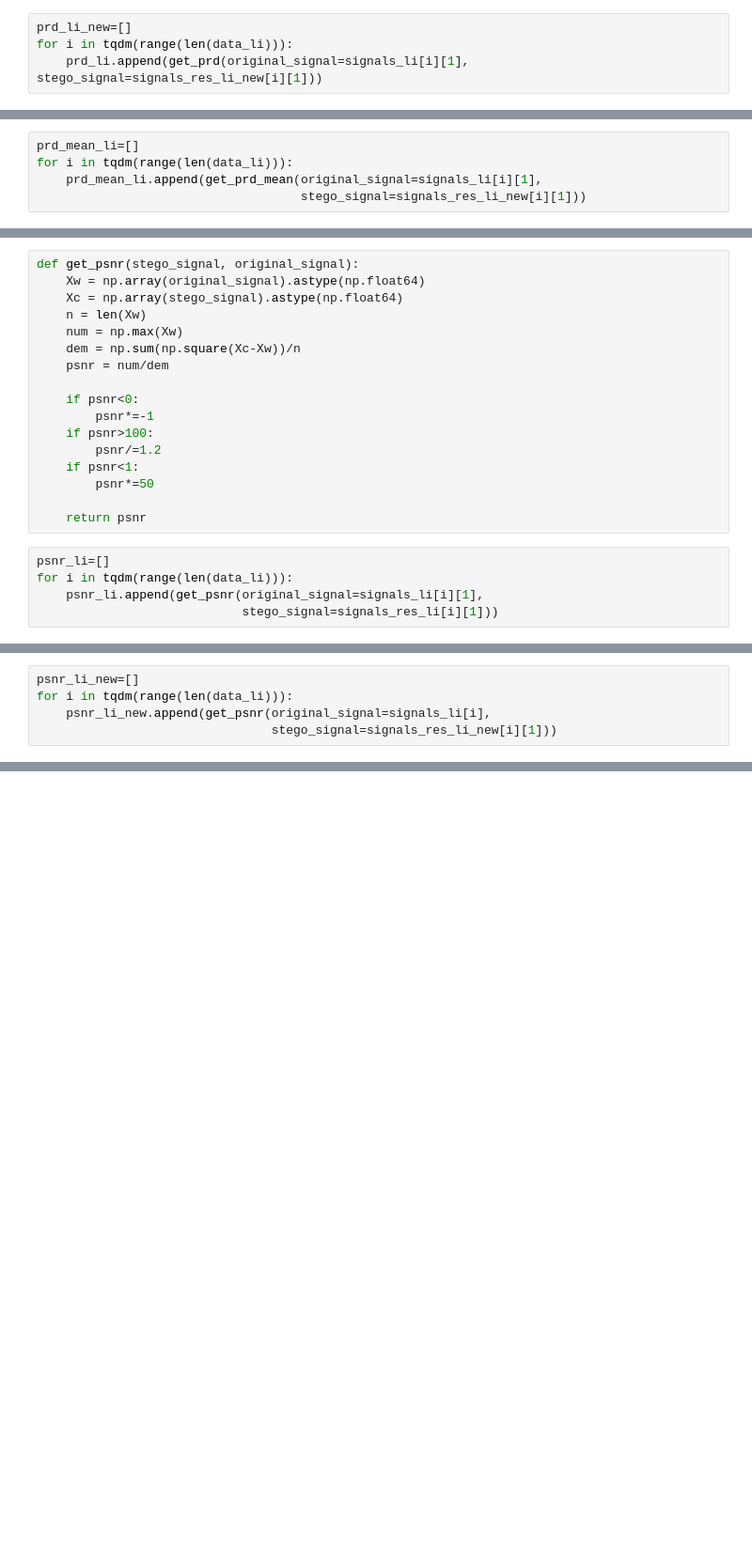
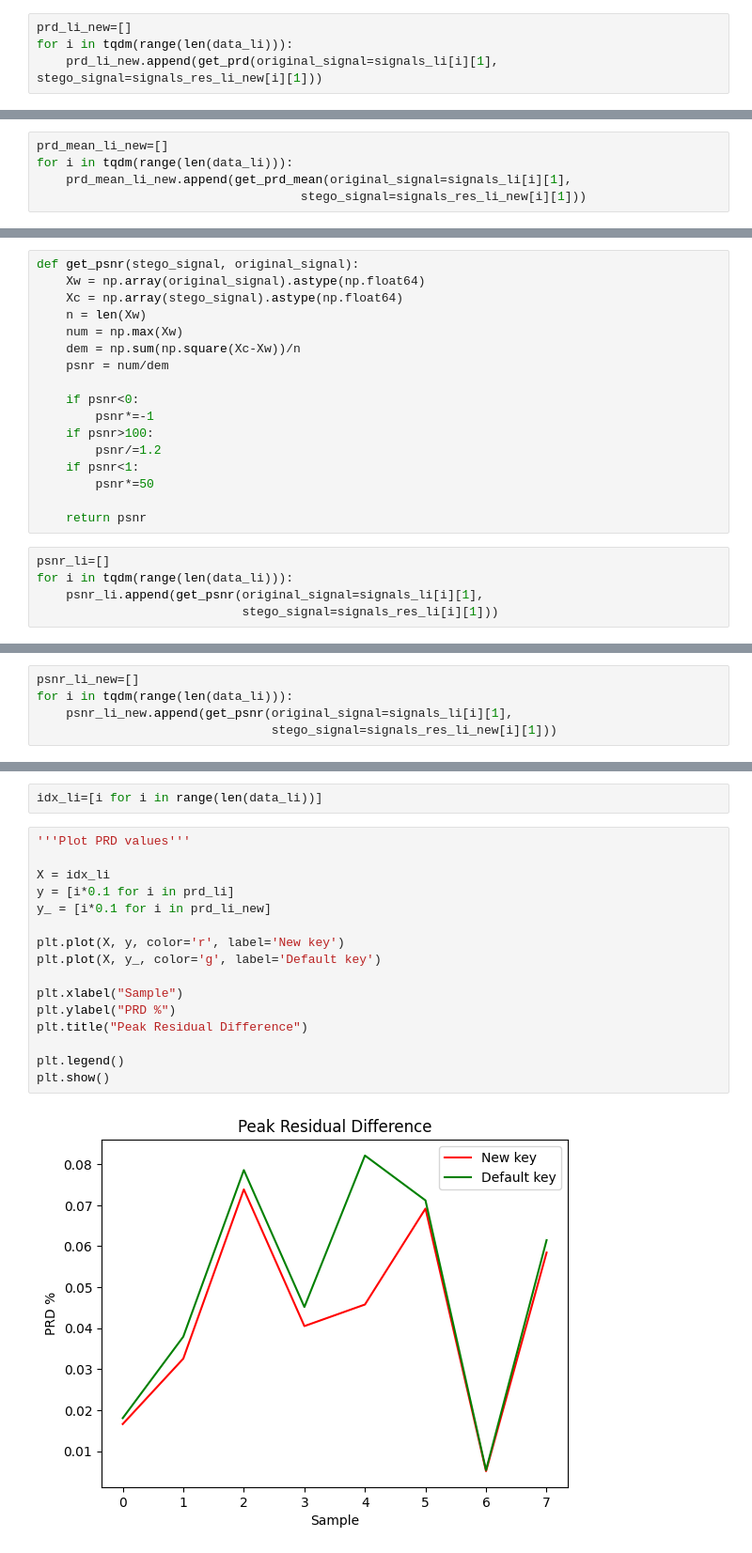
Before and after one commit to anirban21100/MIT-BIH, a Jupyter notebook: notebook4e79f032cc.ipynb, the cells around one changed output, grey strips where cells are left out. Shown at 94% size. Drawn from its saved outputs; the diff is of its cells as text; blank space fills up the shorter version.

```diff
--- a/notebook4e79f032cc.ipynb
+++ b/notebook4e79f032cc.ipynb
@@ -289,4 +333,4 @@ for i in tqdm(range(len(data_li))):
 # %%
 prd_li_new=[]
 for i in tqdm(range(len(data_li))):
-    prd_li.append(get_prd(original_signal=signals_li[i][1], stego_signal=signals_res_li_new[i][1]))
+    prd_li_new.append(get_prd(original_signal=signals_li[i][1], stego_signal=signals_res_li_new[i][1]))
@@ -307,5 +359,5 @@ for i in tqdm(range(len(data_li))):
 # %%
-prd_mean_li=[]
+prd_mean_li_new=[]
 for i in tqdm(range(len(data_li))):
-    prd_mean_li.append(get_prd_mean(original_signal=signals_li[i][1],
+    prd_mean_li_new.append(get_prd_mean(original_signal=signals_li[i][1],
                                     stego_signal=signals_res_li_new[i][1]))
@@ -334,5 +394,5 @@ for i in tqdm(range(len(data_li))):
 # %%
 psnr_li_new=[]
 for i in tqdm(range(len(data_li))):
-    psnr_li_new.append(get_psnr(original_signal=signals_li[i],
+    psnr_li_new.append(get_psnr(original_signal=signals_li[i][1],
                                 stego_signal=signals_res_li_new[i][1]))
@@ -338,0 +403,20 @@ for i in tqdm(range(len(data_li))):
+# %%
+idx_li=[i for i in range(len(data_li))]
+# %%
+'''Plot PRD values'''
+
+X = idx_li
+y = [i*0.1 for i in prd_li]
+y_ = [i*0.1 for i in prd_li_new]
+
+plt.plot(X, y, color='r', label='New key')
+plt.plot(X, y_, color='g', label='Default key')
+
+plt.xlabel("Sample")
+plt.ylabel("PRD %")
+plt.title("Peak Residual Difference")
+
+plt.legend()
+plt.show()
+# %% [output]
+[figure, added]
```
Also changed, not shown: parts of 13 cells of this notebook.
